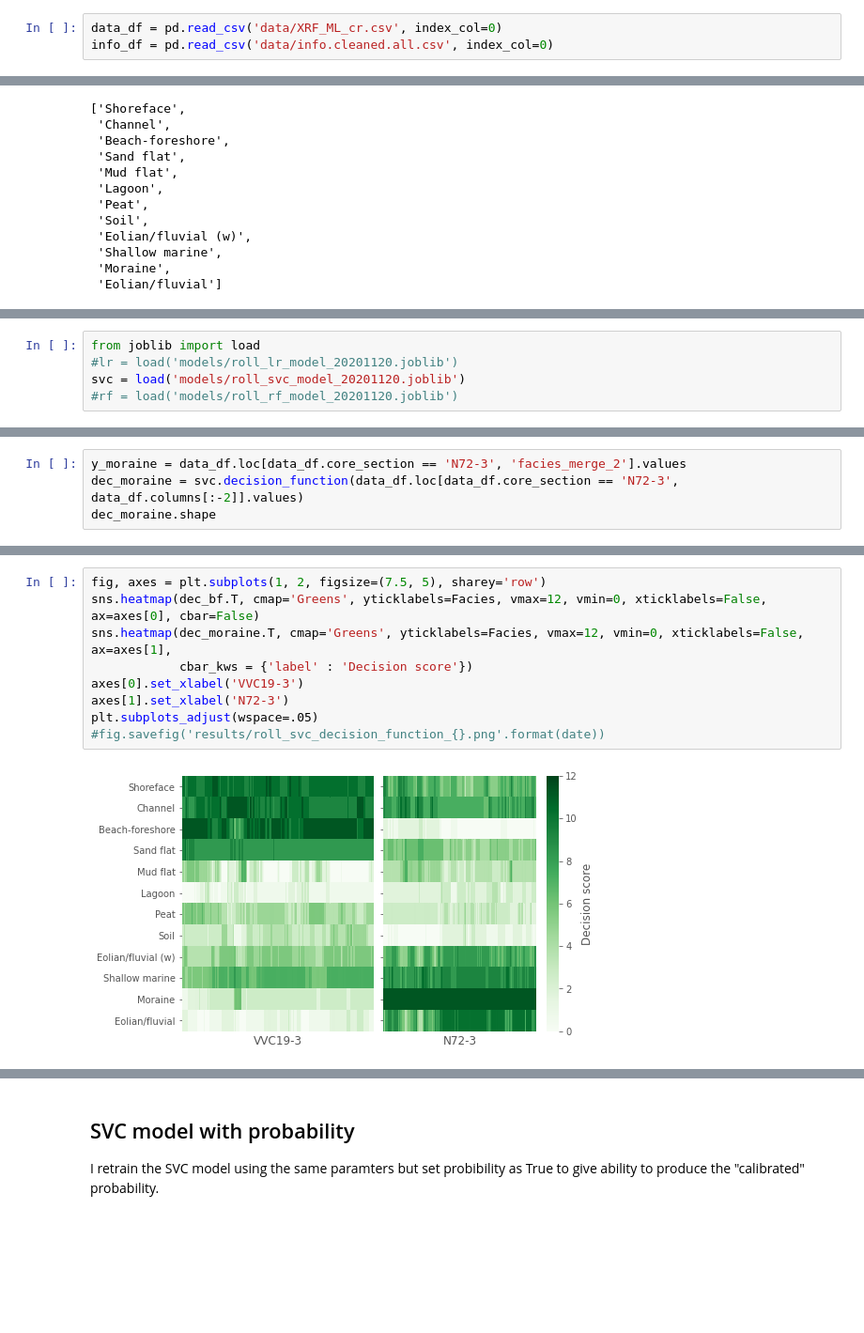
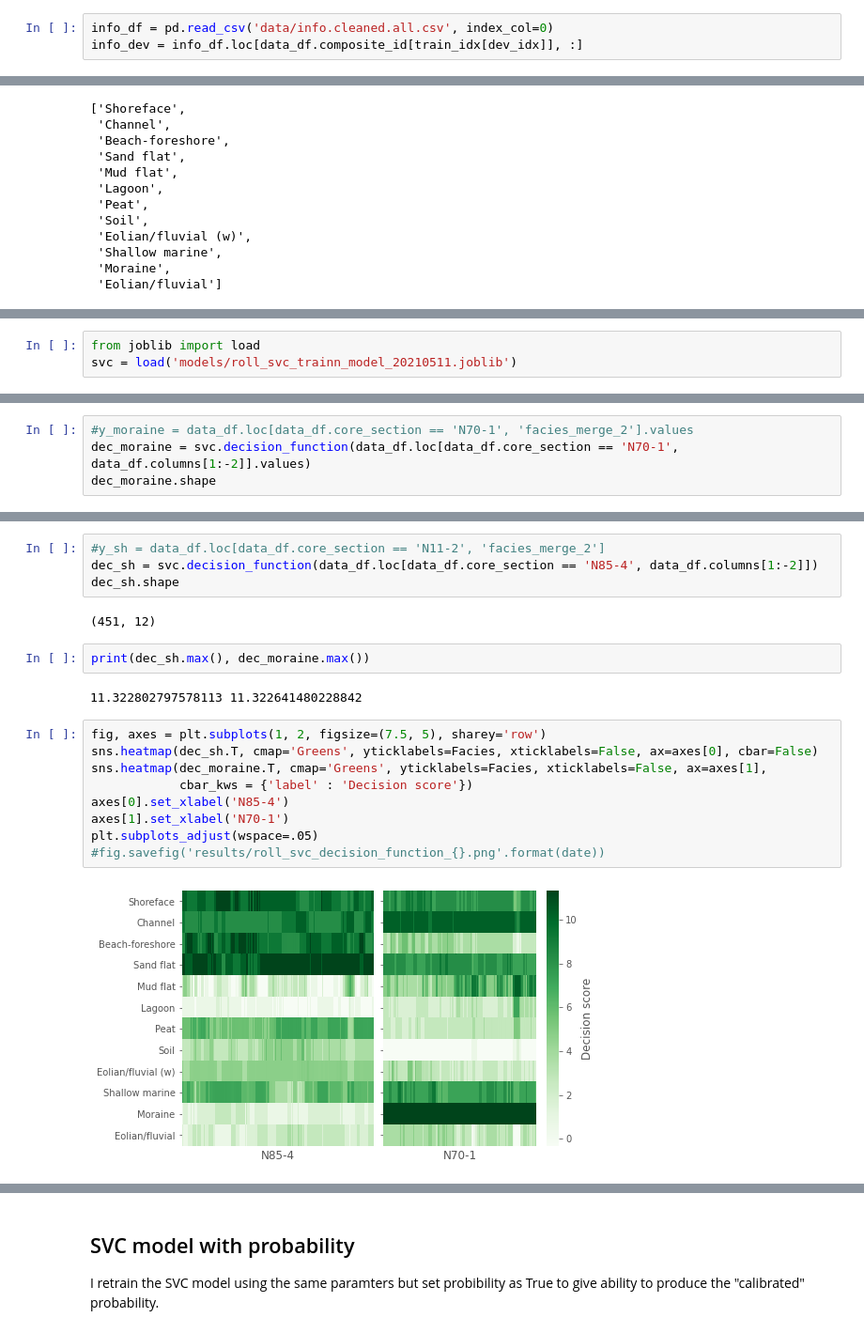
Before and after one commit to dispink/WASA-faciesXRF, a Jupyter notebook: ML_element_07.ipynb, the cells around one changed output, grey strips where cells are left out. Shown at 94% size. Cells and saved outputs as stored; diff of their text form; blank space fills up the shorter version.

```diff
--- a/ML_element_07.ipynb
+++ b/ML_element_07.ipynb
@@ -22,3 +31,3 @@ date = datetime.datetime.now().strftime('%Y%m%d')
 # %%
-data_df = pd.read_csv('data/XRF_ML_cr.csv', index_col=0)
 info_df = pd.read_csv('data/info.cleaned.all.csv', index_col=0)
+info_dev = info_df.loc[data_df.composite_id[train_idx[dev_idx]], :]
@@ -51,5 +68,3 @@ The score produced by decision_function is selected as the representative of con
 # %%
 from joblib import load
-#lr = load('models/roll_lr_model_20201120.joblib')
-svc = load('models/roll_svc_model_20201120.joblib')
-#rf = load('models/roll_rf_model_20201120.joblib')
+svc = load('models/roll_svc_trainn_model_20210511.joblib')
@@ -62,5 +71,5 @@ dec_bf.shape
 # %%
-y_moraine = data_df.loc[data_df.core_section == 'N72-3', 'facies_merge_2'].values
-dec_moraine = svc.decision_function(data_df.loc[data_df.core_section == 'N72-3', data_df.columns[:-2]].values)
+#y_moraine = data_df.loc[data_df.core_section == 'N70-1', 'facies_merge_2'].values
+dec_moraine = svc.decision_function(data_df.loc[data_df.core_section == 'N70-1', data_df.columns[1:-2]].values)
 dec_moraine.shape
 # %% [output]
@@ -68,11 +91,21 @@ dec_moraine.shape
+# %%
+#y_sh = data_df.loc[data_df.core_section == 'N11-2', 'facies_merge_2']
+dec_sh = svc.decision_function(data_df.loc[data_df.core_section == 'N85-4', data_df.columns[1:-2]])
+dec_sh.shape
+# %% [output]
+(451, 12)
+# %%
+print(dec_sh.max(), dec_moraine.max())
+# %% [output]
+11.322802797578113 11.322641480228842
 # %%
 fig, axes = plt.subplots(1, 2, figsize=(7.5, 5), sharey='row')
-sns.heatmap(dec_bf.T, cmap='Greens', yticklabels=Facies, vmax=12, vmin=0, xticklabels=False, ax=axes[0], cbar=False)
-sns.heatmap(dec_moraine.T, cmap='Greens', yticklabels=Facies, vmax=12, vmin=0, xticklabels=False, ax=axes[1],
+sns.heatmap(dec_sh.T, cmap='Greens', yticklabels=Facies, xticklabels=False, ax=axes[0], cbar=False)
+sns.heatmap(dec_moraine.T, cmap='Greens', yticklabels=Facies, xticklabels=False, ax=axes[1],
             cbar_kws = {'label' : 'Decision score'})
-axes[0].set_xlabel('VVC19-3')
-axes[1].set_xlabel('N72-3')
+axes[0].set_xlabel('N85-4')
+axes[1].set_xlabel('N70-1')
 plt.subplots_adjust(wspace=.05)
 #fig.savefig('results/roll_svc_decision_function_{}.png'.format(date))
 # %% [output]
-[figure, old version]
+[figure, new version]
```
Also changed, not shown: parts of 18 cells of this notebook.
